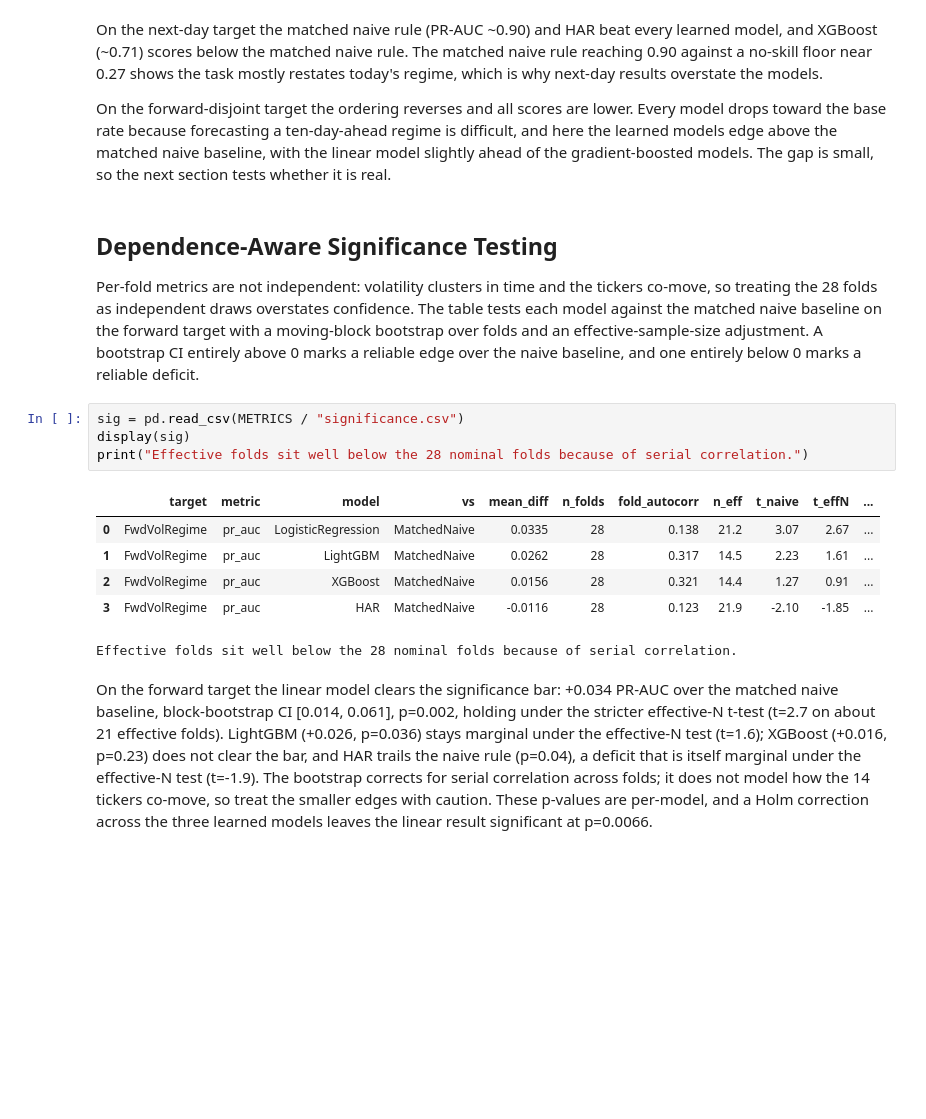
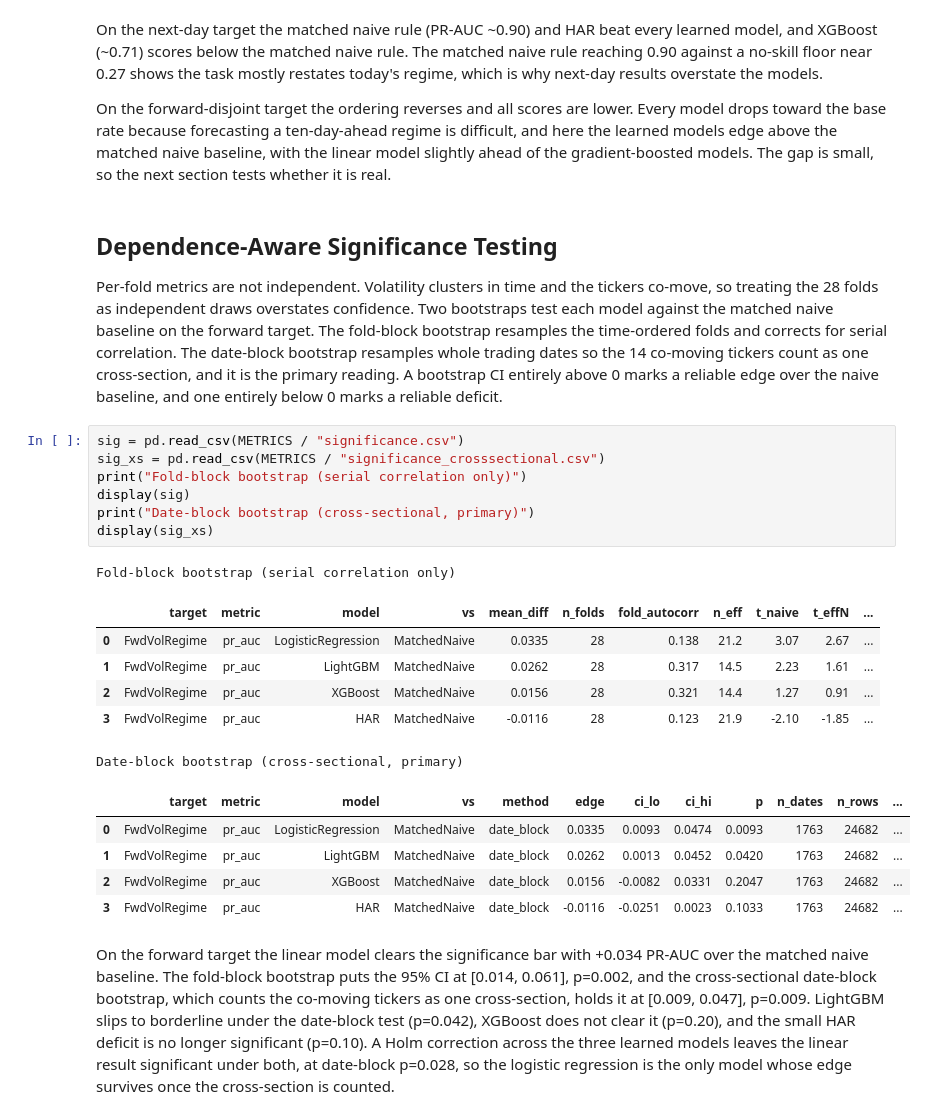
Before and after one commit to tisyasharma/volatility-regime-forecasting, a Jupyter notebook: notebooks/02_modeling.ipynb, the cells around one changed output. Drawn from its saved outputs; the diff is of its cells as text; blank space fills up the shorter version.

```diff
--- a/notebooks/02_modeling.ipynb
+++ b/notebooks/02_modeling.ipynb
@@ -171,20 +171,29 @@ On the forward-disjoint target the ordering reverses and all scores are lower. E
 # %% [markdown]
 ## Dependence-Aware Significance Testing
 
-Per-fold metrics are not independent: volatility clusters in time and the tickers co-move, so treating the 28 folds as independent draws overstates confidence. The table tests each model against the matched naive baseline on the forward target with a moving-block bootstrap over folds and an effective-sample-size adjustment. A bootstrap CI entirely above 0 marks a reliable edge over the naive baseline, and one entirely below 0 marks a reliable deficit.
+Per-fold metrics are not independent. Volatility clusters in time and the tickers co-move, so treating the 28 folds as independent draws overstates confidence. Two bootstraps test each model against the matched naive baseline on the forward target. The fold-block bootstrap resamples the time-ordered folds and corrects for serial correlation. The date-block bootstrap resamples whole trading dates so the 14 co-moving tickers count as one cross-section, and it is the primary reading. A bootstrap CI entirely above 0 marks a reliable edge over the naive baseline, and one entirely below 0 marks a reliable deficit.
 # %%
 sig = pd.read_csv(METRICS / "significance.csv")
+sig_xs = pd.read_csv(METRICS / "significance_crosssectional.csv")
+print("Fold-block bootstrap (serial correlation only)")
 display(sig)
-print("Effective folds sit well below the 28 nominal folds because of serial correlation.")
+print("Date-block bootstrap (cross-sectional, primary)")
+display(sig_xs)
 # %% [output]
+Fold-block bootstrap (serial correlation only)
 |  | target | metric | model | vs | mean_diff | n_folds | fold_autocorr | n_eff | t_naive | t_effN | ... |
 | 0 | FwdVolRegime | pr_auc | LogisticRegression | MatchedNaive | 0.0335 | 28 | 0.138 | 21.2 | 3.07 | 2.67 | ... |
 | 1 | FwdVolRegime | pr_auc | LightGBM | MatchedNaive | 0.0262 | 28 | 0.317 | 14.5 | 2.23 | 1.61 | ... |
 | 2 | FwdVolRegime | pr_auc | XGBoost | MatchedNaive | 0.0156 | 28 | 0.321 | 14.4 | 1.27 | 0.91 | ... |
 | 3 | FwdVolRegime | pr_auc | HAR | MatchedNaive | -0.0116 | 28 | 0.123 | 21.9 | -2.10 | -1.85 | ... |
-Effective folds sit well below the 28 nominal folds because of serial correlation.
+Date-block bootstrap (cross-sectional, primary)
+|  | target | metric | model | vs | method | edge | ci_lo | ci_hi | p | n_dates | n_rows | ... |
+| 0 | FwdVolRegime | pr_auc | LogisticRegression | MatchedNaive | date_block | 0.0335 | 0.0093 | 0.0474 | 0.0093 | 1763 | 24682 | ... |
+| 1 | FwdVolRegime | pr_auc | LightGBM | MatchedNaive | date_block | 0.0262 | 0.0013 | 0.0452 | 0.0420 | 1763 | 24682 | ... |
+| 2 | FwdVolRegime | pr_auc | XGBoost | MatchedNaive | date_block | 0.0156 | -0.0082 | 0.0331 | 0.2047 | 1763 | 24682 | ... |
+| 3 | FwdVolRegime | pr_auc | HAR | MatchedNaive | date_block | -0.0116 | -0.0251 | 0.0023 | 0.1033 | 1763 | 24682 | ... |
 # %% [markdown]
-On the forward target the linear model clears the significance bar: +0.034 PR-AUC over the matched naive baseline, block-bootstrap CI [0.014, 0.061], p=0.002, holding under the stricter effective-N t-test (t=2.7 on about 21 effective folds). LightGBM (+0.026, p=0.036) stays marginal under the effective-N test (t=1.6); XGBoost (+0.016, p=0.23) does not clear the bar, and HAR trails the naive rule (p=0.04), a deficit that is itself marginal under the effective-N test (t=-1.9). The bootstrap corrects for serial correlation across folds; it does not model how the 14 tickers co-move, so treat the smaller edges with caution. These p-values are per-model, and a Holm correction across the three learned models leaves the linear result significant at p=0.0066.
+On the forward target the linear model clears the significance bar with +0.034 PR-AUC over the matched naive baseline. The fold-block bootstrap puts the 95% CI at [0.014, 0.061], p=0.002, and the cross-sectional date-block bootstrap, which counts the co-moving tickers as one cross-section, holds it at [0.009, 0.047], p=0.009. LightGBM slips to borderline under the date-block test (p=0.042), XGBoost does not clear it (p=0.20), and the small HAR deficit is no longer significant (p=0.10). A Holm correction across the three learned models leaves the linear result significant under both, at date-block p=0.028, so the logistic regression is the only model whose edge survives once the cross-section is counted.
 # %% [markdown]
 ## Reproduce
 
```
Also changed, not shown: parts of 3 cells of this notebook, 12 other files.
